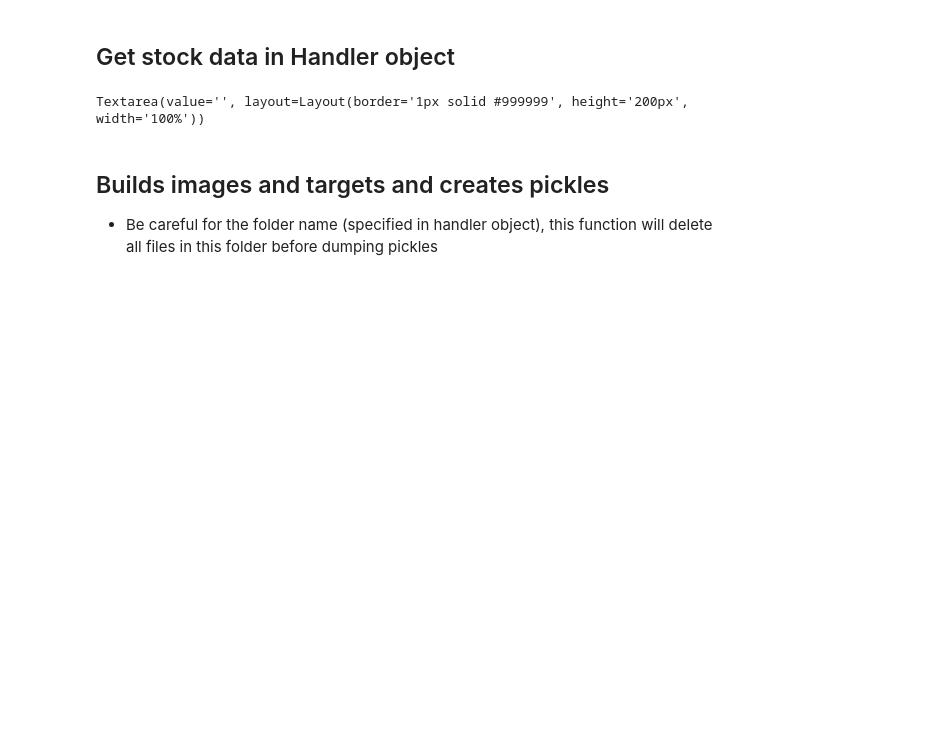
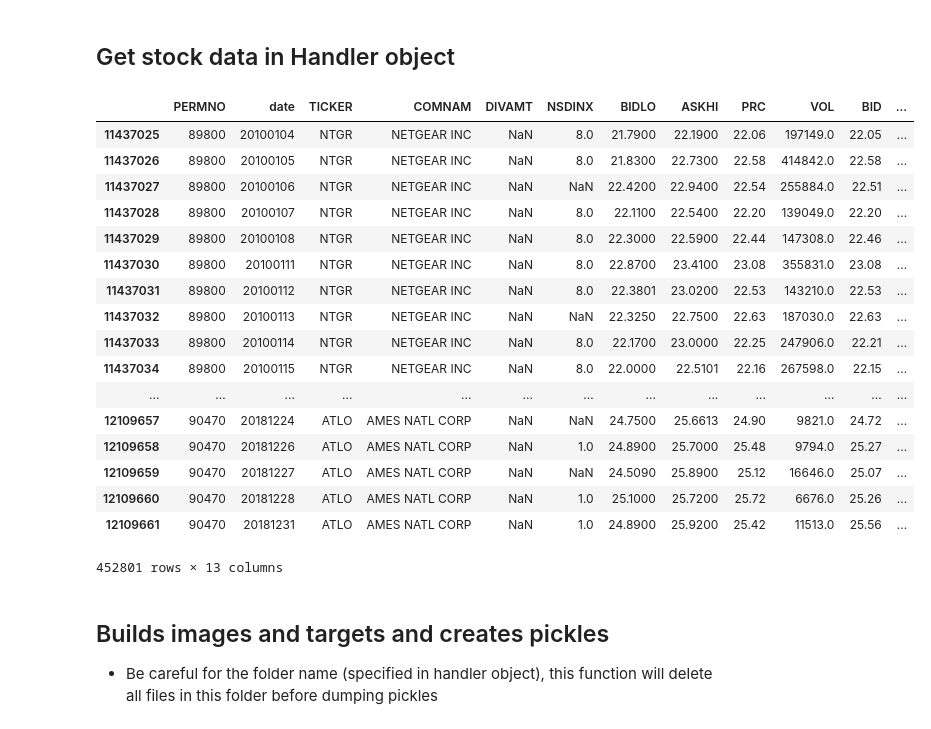
Before and after one commit to kathy-jzh/DeepLearningAllocationCNN, a Jupyter notebook: data_and_training.ipynb, the cells around one changed output. Cells and saved outputs as stored; diff of their text form; code cells hidden in the pictures; blank space fills up the shorter version.

Commit message:
pickle data with extension

```diff
--- a/data_and_training.ipynb
+++ b/data_and_training.ipynb
@@ -30,10 +30,33 @@ handler = DataHandler(encoding_method='GADF', window_len=64, image_size=16, retr
                  dir_for_samples=path_to_dump_samples, nb_of_stocks_by_file=100,
                       kwargs_target_methods = {'up_return':0.012,'down_return':-0.012,'buy_on_last_date':True}
                  )
-# %%
-handler.get_df_data()
-# %% [output]
-Textarea(value='', layout=Layout(border='1px solid #999999', height='200px', width='100%'))
+# %%
+import pickle
+# handler.get_df_data()
+path = 'data/2019_stock_data/stockdata_12'
+f = open(path, 'rb')
+res = pickle.load(f)
+# %%
+res
+# %% [output]
+|  | PERMNO | date | TICKER | COMNAM | DIVAMT | NSDINX | BIDLO | ASKHI | PRC | VOL | BID | ... |
+| 11437025 | 89800 | 20100104 | NTGR | NETGEAR INC | NaN | 8.0 | 21.7900 | 22.1900 | 22.06 | 197149.0 | 22.05 | ... |
+| 11437026 | 89800 | 20100105 | NTGR | NETGEAR INC | NaN | 8.0 | 21.8300 | 22.7300 | 22.58 | 414842.0 | 22.58 | ... |
+| 11437027 | 89800 | 20100106 | NTGR | NETGEAR INC | NaN | NaN | 22.4200 | 22.9400 | 22.54 | 255884.0 | 22.51 | ... |
+| 11437028 | 89800 | 20100107 | NTGR | NETGEAR INC | NaN | 8.0 | 22.1100 | 22.5400 | 22.20 | 139049.0 | 22.20 | ... |
+| 11437029 | 89800 | 20100108 | NTGR | NETGEAR INC | NaN | 8.0 | 22.3000 | 22.5900 | 22.44 | 147308.0 | 22.46 | ... |
+| 11437030 | 89800 | 20100111 | NTGR | NETGEAR INC | NaN | 8.0 | 22.8700 | 23.4100 | 23.08 | 355831.0 | 23.08 | ... |
+| 11437031 | 89800 | 20100112 | NTGR | NETGEAR INC | NaN | 8.0 | 22.3801 | 23.0200 | 22.53 | 143210.0 | 22.53 | ... |
+| 11437032 | 89800 | 20100113 | NTGR | NETGEAR INC | NaN | NaN | 22.3250 | 22.7500 | 22.63 | 187030.0 | 22.63 | ... |
+| 11437033 | 89800 | 20100114 | NTGR | NETGEAR INC | NaN | 8.0 | 22.1700 | 23.0000 | 22.25 | 247906.0 | 22.21 | ... |
+| 11437034 | 89800 | 20100115 | NTGR | NETGEAR INC | NaN | 8.0 | 22.0000 | 22.5101 | 22.16 | 267598.0 | 22.15 | ... |
+| ... | ... | ... | ... | ... | ... | ... | ... | ... | ... | ... | ... | ... |
+| 12109657 | 90470 | 20181224 | ATLO | AMES NATL CORP | NaN | NaN | 24.7500 | 25.6613 | 24.90 | 9821.0 | 24.72 | ... |
+| 12109658 | 90470 | 20181226 | ATLO | AMES NATL CORP | NaN | 1.0 | 24.8900 | 25.7000 | 25.48 | 9794.0 | 25.27 | ... |
+| 12109659 | 90470 | 20181227 | ATLO | AMES NATL CORP | NaN | NaN | 24.5090 | 25.8900 | 25.12 | 16646.0 | 25.07 | ... |
+| 12109660 | 90470 | 20181228 | ATLO | AMES NATL CORP | NaN | 1.0 | 25.1000 | 25.7200 | 25.72 | 6676.0 | 25.26 | ... |
+| 12109661 | 90470 | 20181231 | ATLO | AMES NATL CORP | NaN | 1.0 | 24.8900 | 25.9200 | 25.42 | 11513.0 | 25.56 | ... |
+452801 rows × 13 columns
 # %%
 # handler.show_image(handler.df_data)
 # %% [markdown]
```
Also changed, not shown: 18 other files.
